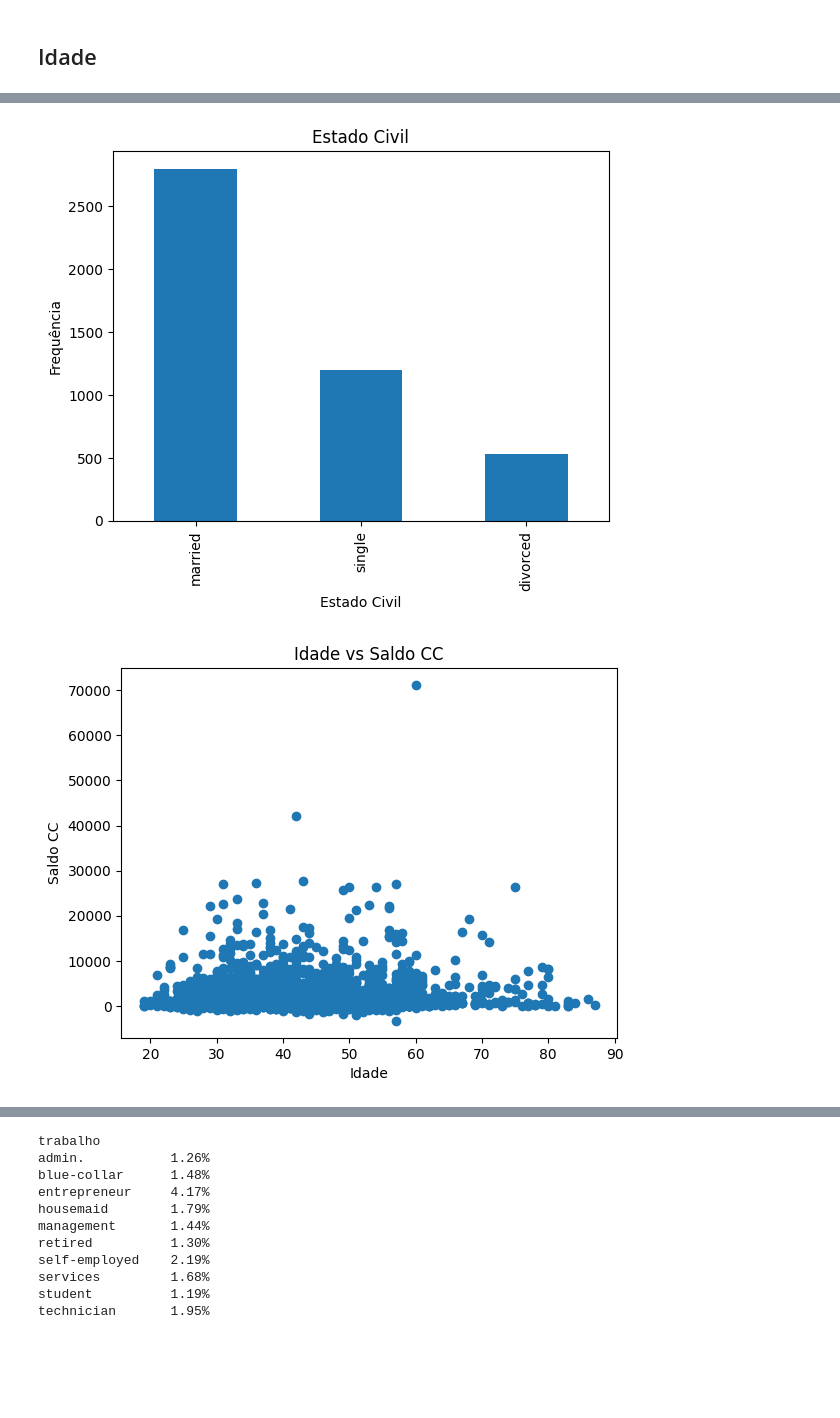
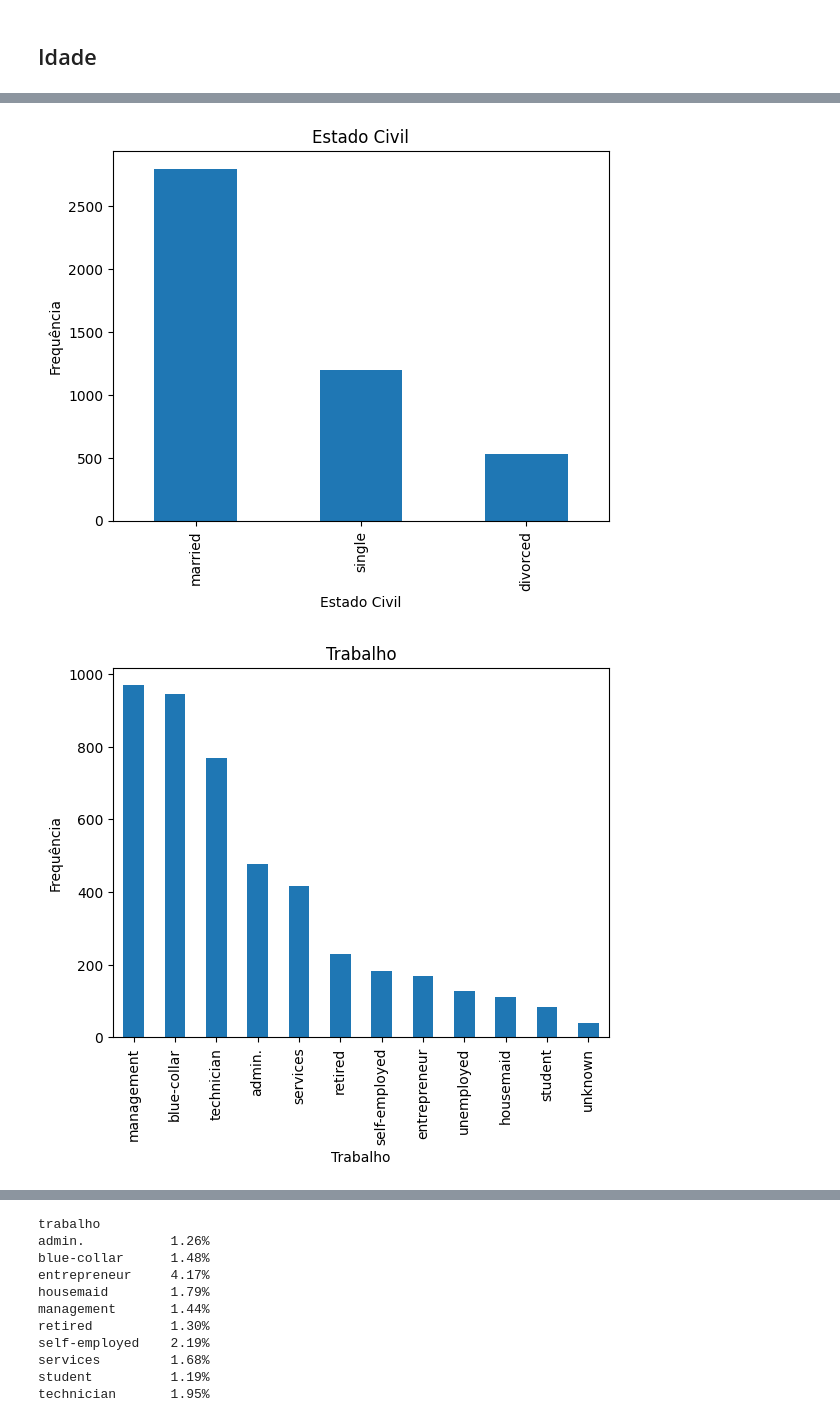
Before and after one commit to guilbd/Projeto_Tec_Prog_I_ADA_Santander_Coders2023, a Jupyter notebook: projeto.ipynb, the cells around one changed output, grey strips where cells are left out. Saved outputs shown, nothing was run; the diff lists cells and outputs as text; code cells hidden in the pictures; blank space fills up the shorter version.

Commit message:
inclusão gráficos

```diff
--- a/projeto.ipynb
+++ b/projeto.ipynb
@@ -192,26 +197,45 @@ Length: 4521, dtype: bool
 # %%
 # Visualização dos dados
 # Histograma da idade
 plt.hist(df['idade'])
 plt.title('Distribuição da Idade')
 plt.xlabel('Idade')
 plt.ylabel('Frequência')
 plt.show()
 
 # Gráfico de barras do estado civil
 df['estado_civil'].value_counts().plot(kind='bar')
 plt.title('Estado Civil')
 plt.xlabel('Estado Civil')
 plt.ylabel('Frequência')
 plt.show()
 
+# Gráfico de barras representando a frequência de ocupações
+
+df['trabalho'].value_counts().plot(kind='bar')
+plt.title('Trabalho')
+plt.xlabel('Trabalho')
+plt.ylabel('Frequência')
+
+plt.show()
+
+# Gráfico de barras representando a frequência de educação
+
+df['educacao'].value_counts().plot(kind='bar')
+plt.title('Educação')
+plt.xlabel('Educação')
+plt.ylabel('Frequência')
+plt.ylim(0, 2500)
+
+plt.show()
+
 # Gráfico de dispersão entre idade e saldo_cc
 plt.scatter(df['idade'], df['saldo_cc'])
 plt.title('Idade vs Saldo CC')
 plt.xlabel('Idade')
 plt.ylabel('Saldo CC')
 plt.show()
 # %% [output]
 [figure]
 [figure]
-[figure, old version]
+[figure, new version]
```
Also changed, not shown: parts of 5 cells of this notebook.
